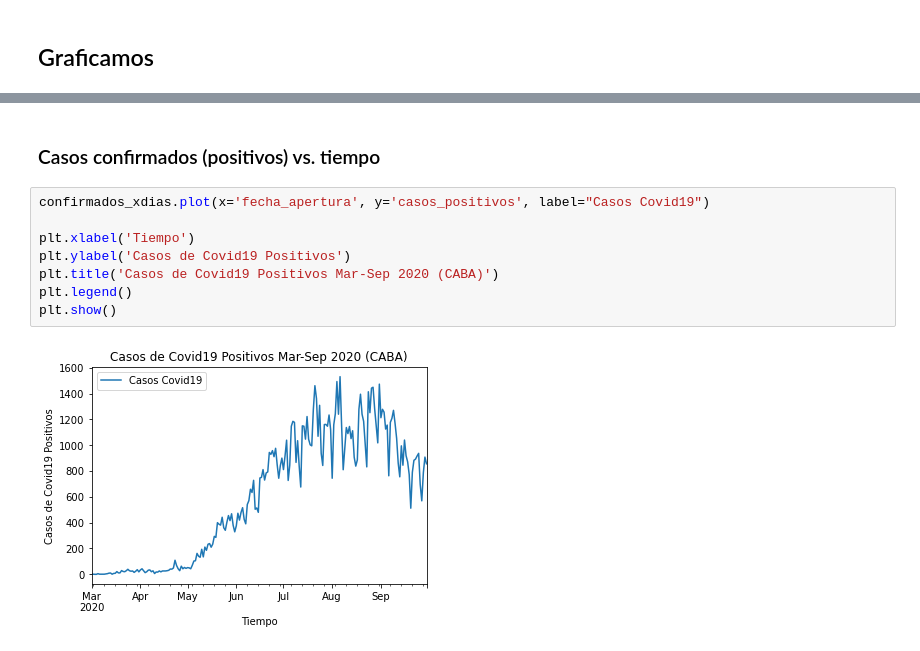
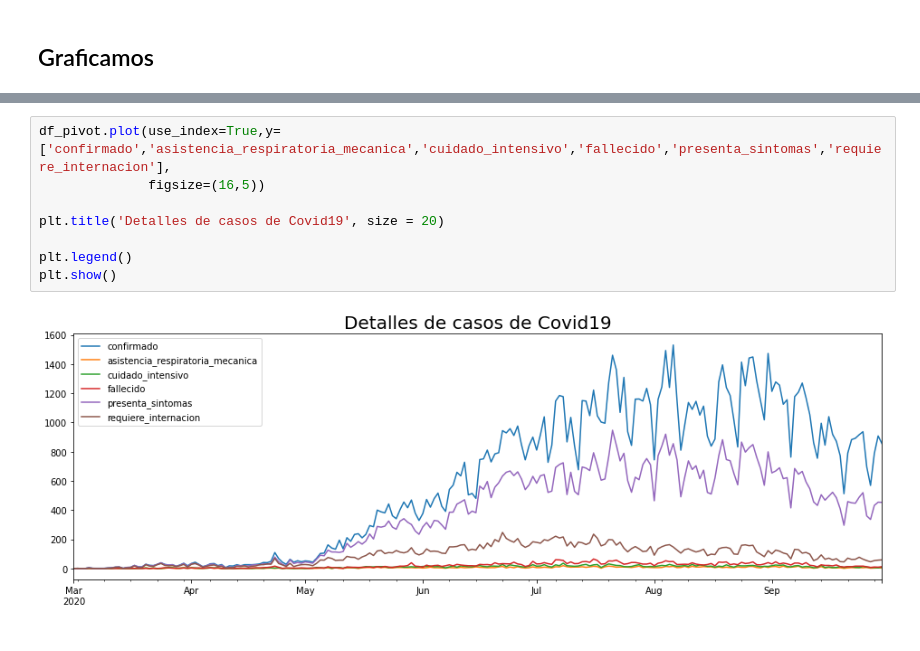
Before and after one commit to tomiambro/clusterai2020_grupo1, a Jupyter notebook: EDA_Proyecto_Final.ipynb, the cells around one changed output, grey strips where cells are left out. Drawn from its saved outputs; the diff is of its cells as text.

```diff
--- a/EDA_Proyecto_Final.ipynb
+++ b/EDA_Proyecto_Final.ipynb
@@ -369,12 +210,10 @@ plt.show()
-# %% [markdown]
-### Casos confirmados (positivos) vs. tiempo
-# %%
-confirmados_xdias.plot(x='fecha_apertura', y='casos_positivos', label="Casos Covid19")
-
-plt.xlabel('Tiempo')
-plt.ylabel('Casos de Covid19 Positivos')
-plt.title('Casos de Covid19 Positivos Mar-Sep 2020 (CABA)')
-plt.legend()
-plt.show()
-# %% [output]
-[figure, removed]
+# %%
+df_pivot.plot(use_index=True,y=['confirmado','asistencia_respiratoria_mecanica','cuidado_intensivo','fallecido','presenta_sintomas','requiere_internacion'],
+              figsize=(16,5))
+
+plt.title('Detalles de casos de Covid19', size = 20)
+
+plt.legend()
+plt.show()
+# %% [output]
+[figure, added]
```
Also changed, not shown: parts of 41 cells of this notebook.
